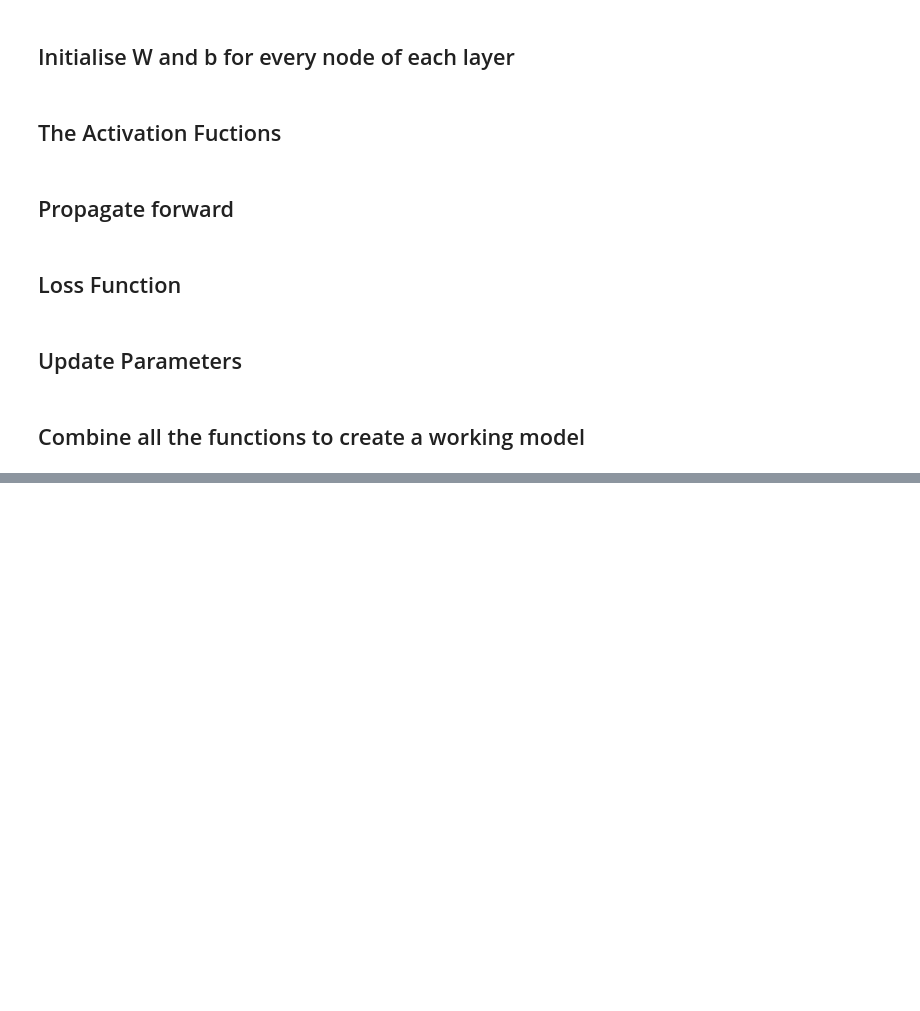
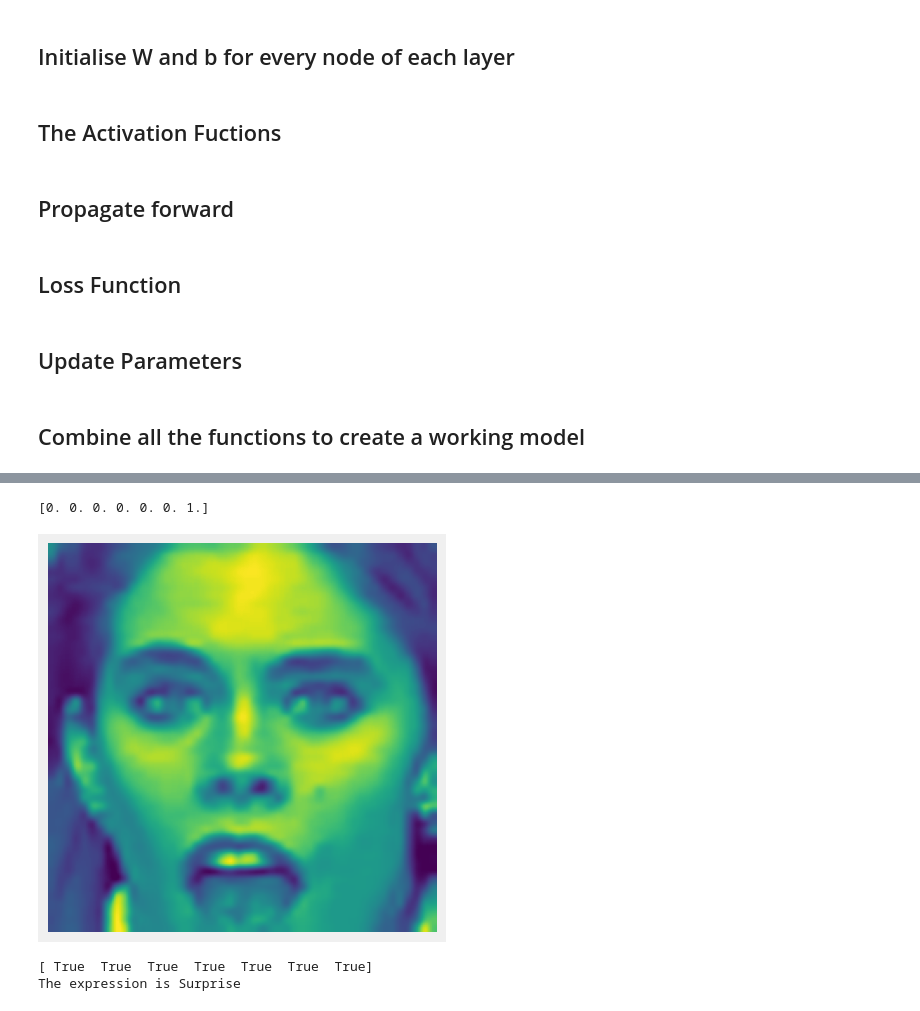
Before and after one commit to HrishikeshMRao/Emotions_Detector_AI, a Jupyter notebook: Emotion_Detector.ipynb, the cells around one changed output, grey strips where cells are left out. Saved outputs shown, nothing was run; the diff lists cells and outputs as text; code cells hidden in the pictures; blank space fills up the shorter version.

```diff
--- a/Emotion_Detector.ipynb
+++ b/Emotion_Detector.ipynb
@@ -326,0 +391,27 @@ KeyboardInterrupt:
+# %%
+def tester(images,labels,parameters,i):
+
+    # Select the column corresponding to the ith image
+    selected_image = images[:, i]
+    selected_label = labels[:, i]
+
+    # Forward propagation: LINEAR -> RELU -> LINEAR -> RELU -> LINEAR -> SOFTMAX.
+    A4, cache = forward_propagation(images, parameters)
+
+    print(selected_label)
+
+    # Reshape the selected image back to its original shape (224x224)
+    original_shape_image = selected_image.reshape(224, 224)
+    plt.imshow(original_shape_image)
+    plt.axis('off')  # Hide axis labels and ticks
+    plt.show()
+
+    conclusion(A4[:,i],selected_label)
+# %%
+i=13
+tester(images_test,labels_test,parameters,i)
+# %% [output]
+[0. 0. 0. 0. 0. 0. 1.]
+[figure, added]
+[ True  True  True  True  True  True  True]
+The expression is Surprise
```
Also changed, not shown: parts of 16 cells of this notebook.
